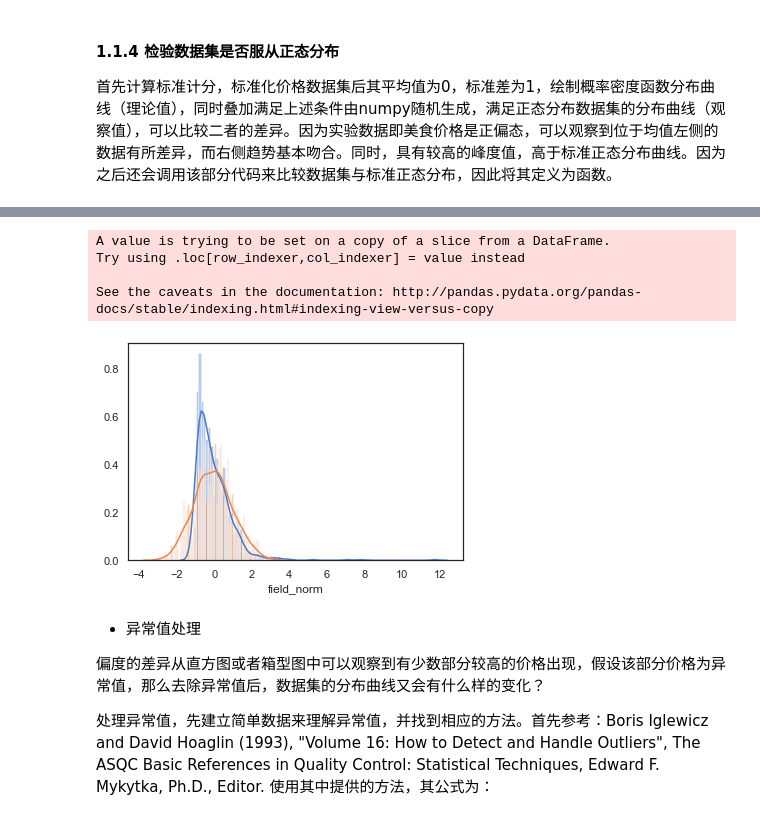
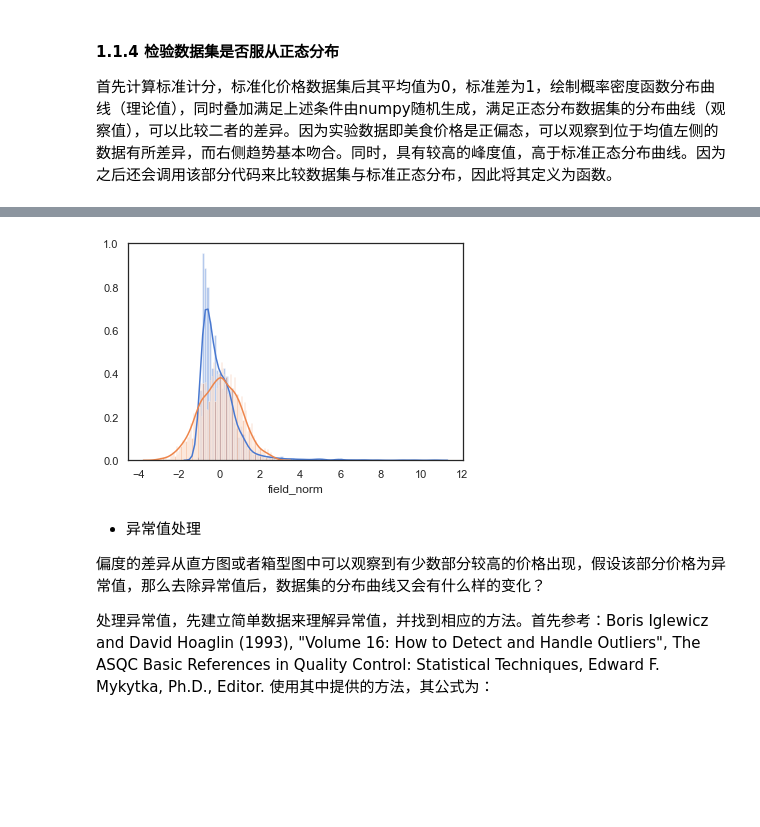
Before and after one commit to Weijun-H/Urban-Spatial-Data-Analysis_python, a Jupyter notebook: notebook/BaiduMapPOIcollection_ipynb/probability_andThe_groupSpacing_of_priceChanges.ipynb, the cells around one changed output, grey strips where cells are left out. Cells and saved outputs as stored; diff of their text form; code cells hidden in the pictures; blank space fills up the shorter version.

```diff
--- a/notebook/BaiduMapPOIcollection_ipynb/probability_andThe_groupSpacing_of_priceChanges.ipynb
+++ b/notebook/BaiduMapPOIcollection_ipynb/probability_andThe_groupSpacing_of_priceChanges.ipynb
@@ -10,7 +10,7 @@ import util_poi
 import pandas as pd
 poi_gpd=pd.read_pickle('./data/poiAll_gpd.pkl') #读取已经存储为.pkl格式的POI数据，其中包括geometry字段，为GeoDataFrame地理信息数据，可以通过poi_gpd.plot()迅速查看数据。
 delicacy_price=poi_gpd.xs('poi_0_delicacy',level=0).detail_info_price  #提取美食价格数据
-delicacy_price_df=delicacy_price.to_frame(name='price')
+delicacy_price_df=delicacy_price.to_frame(name='price').astype(float)
 bins=list(range(0,300+5,5))+[600] #配置分割区间（组距），因为直方图更容易解读差异小的数值，而美食的价格分布标准差较大，即离散程度较大，因此在组距划分时，远离中心值的部分并非为等距划分。
 poiPrice_fre=util_poi.frequency_bins(delicacy_price_df,bins)
 print(poiPrice_fre.head())
@@ -118,7 +118,7 @@ for skew_data in skewNorm_list:
 
 n=0
 for s in s_list:
-    sns.kdeplot(s,label="μ=%s, σ2=%s,kur=%.2f"%(mu_list[n],variance[n],kur[n]))
+    sns.kdeplot(s,label="μ=%s, $σ^2$=%s,kur=%.2f"%(mu_list[n],variance[n],kur[n]))
     n+=1
 plt.plot()
 # %% [output]
@@ -137,6 +137,8 @@ skewness:3.96, kurtosis:32.31
 #### 1.1.4 检验数据集是否服从正态分布
 首先计算标准计分，标准化价格数据集后其平均值为0，标准差为1，绘制概率密度函数分布曲线（理论值），同时叠加满足上述条件由numpy随机生成，满足正态分布数据集的分布曲线（观察值），可以比较二者的差异。因为实验数据即美食价格是正偏态，可以观察到位于均值左侧的数据有所差异，而右侧趋势基本吻合。同时，具有较高的峰度值，高于标准正态分布曲线。因为之后还会调用该部分代码来比较数据集与标准正态分布，因此将其定义为函数。
 # %%
+import pandas as pd
+pd.options.mode.chained_assignment=None
 def comparisonOFdistribution(df,field,bins=100):
     import pandas as pd
     import numpy as np
@@ -171,8 +173,4 @@ norm_mean:-0.00, norm_SD:1.00
-A value is trying to be set on a copy of a slice from a DataFrame.
-Try using .loc[row_indexer,col_indexer] = value instead
-
-See the caveats in the documentation: http://pandas.pydata.org/pandas-docs/stable/indexing.html#indexing-view-versus-copy
-[figure, old version]
+[figure, new version]
 # %% [markdown]
 * 异常值处理
 
```
Also changed, not shown: parts of 10 cells of this notebook, 3 other files.
